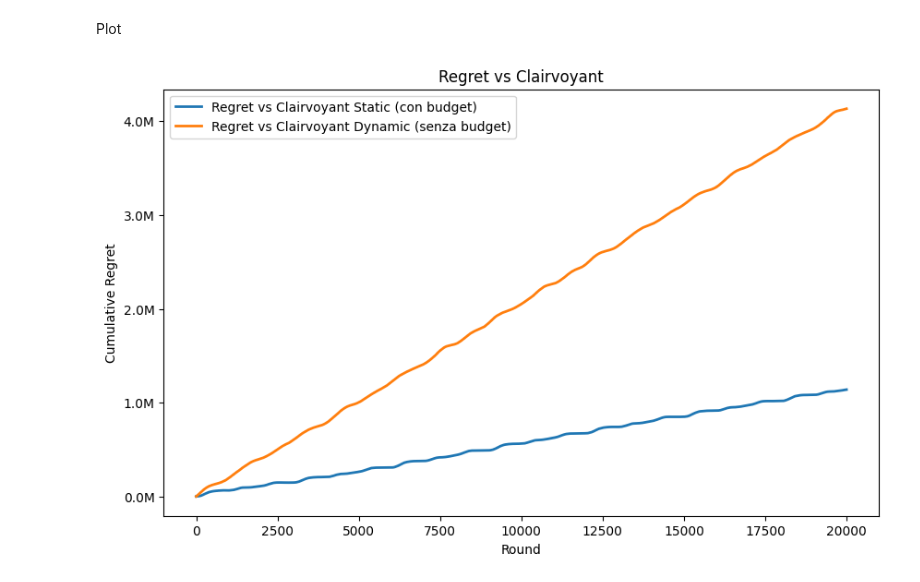
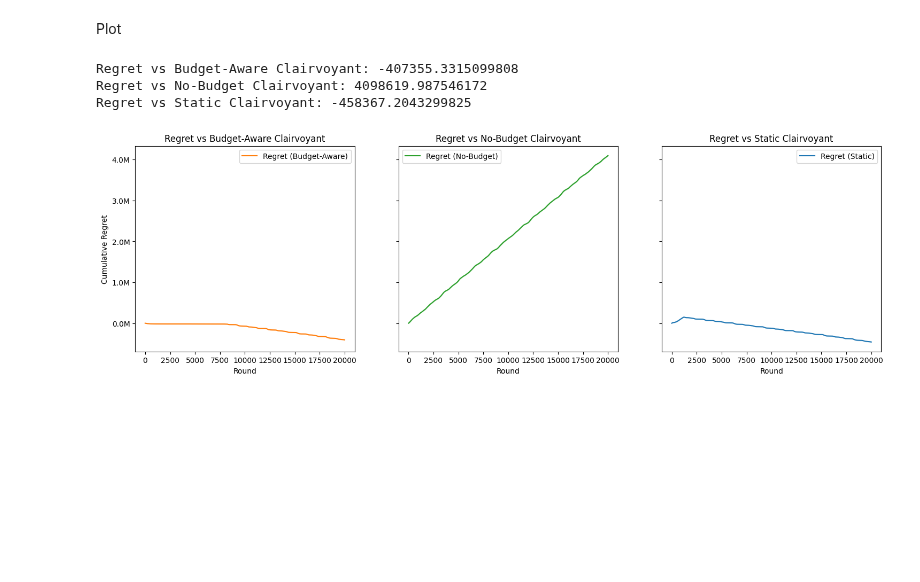
Before and after one commit to peetceenatoo/online-learning, a Jupyter notebook: R4.ipynb, the cells around one changed output. Cells and saved outputs as stored; diff of their text form; code cells hidden in the pictures; blank space fills up the shorter version.

```diff
--- a/R4.ipynb
+++ b/R4.ipynb
@@ -23,9 +23,9 @@ class Environment:
 With sinusoidally-varying "true value".
 # %%
 class PricingEnvironmentMultiProductSinusoidalMean:
-    def __init__(self, cost_vector, initial_mean_valuations, std_valuations, buyers_per_round, total_rounds, amplitudes, periods):
+    def __init__(self, costs, initial_mean_valuations, std_valuations, buyers_per_round, total_rounds, amplitudes, periods):
         # Initialize the environment
-        self.cost_vector = np.array(cost_vector)
+        self.costs = np.array(costs)
         self.initial_mean_valuations = np.array(initial_mean_valuations)
         self.std_valuations = np.array(std_valuations)
         self.buyers_per_round = buyers_per_round
@@ -45,7 +45,7 @@ class PricingEnvironmentMultiProductSinusoidalMean:
         num_sales = np.random.binomial(n=self.buyers_per_round, p=prob_buy)
 
         # Compute the reward and go on
-        reward = ( np.array(p_t_vector) - self.cost_vector ) * num_sales
+        reward = ( p_t_vector - self.costs ) * num_sales
         self.current_round += 1
         return num_sales, reward
 # %% [markdown]
@@ -59,17 +59,23 @@ n_trials = 3                # Independent trials
 
 # --- Pricing Grid and Product Info ---
 
-cost_vector = np.array([2.0, 2.5, 3.0])             # Costs per product
+costs = np.array([2.0, 2.5, 3.0])             # Costs per product
 initial_values = np.array([5.0, 6.0, 5.5])          # Initial mean valuations
 std_valuations = np.array([1.0, 1.2, 0.8])          # Std for each product
 
 min_p = 0.0
 max_p = int(np.max(initial_values) * 2)
 
-K = 10
-P = np.linspace(min_p, max_p, K)                    # Shared price grid for all products
+K = 4
 
-assert np.all(cost_vector < initial_values), "Each cost must be less than its initial valuation"
+price_grids = []
+for i in range(N):
+    p_min = 0.5 * costs[i]
+    p_max = initial_values[i] * 1.5
+    custom_prices = np.linspace(p_min, p_max, 4)
+    price_grids.append(custom_prices)
+
+assert np.all(costs < initial_values), "Each cost must be less than its initial valuation"
 
 # --- Market and Inventory Parameters ---
 
@@ -422,16 +437,40 @@ print(f">>> Mean Final Reward for Dynamic Clairvoyant: {mean_clairvoyant_dynamic
 # %% [markdown]
 Plot
 # %%
-plt.figure(figsize=(10,6))
-mean_regret_static = mean_clairvoyant_static - mean_cum_util
-mean_regret_dynamic = mean_clairvoyant_dynamic - mean_cum_util
+regret1 = clairvoyant1_cum_rewards - mean_cum_util
+regret2 = clairvoyant2_cum_rewards - mean_cum_util
+regret3 = clairvoyant3_cum_rewards - mean_cum_util
 
-plt.plot(mean_regret_static, label='Regret vs Clairvoyant Static (con budget)', linewidth=2)
-plt.plot(mean_regret_dynamic, label='Regret vs Clairvoyant Dynamic (senza budget)', linewidth=2)
-plt.xlabel('Round')
-plt.ylabel('Cumulative Regret')
-plt.title('Regret vs Clairvoyant')
-plt.gca().yaxis.set_major_formatter(matplotlib.ticker.FuncFormatter(millions_formatter))
-_ = plt.legend()
+print("Regret vs Budget-Aware Clairvoyant:", regret1[-1])
+print("Regret vs No-Budget Clairvoyant:", regret2[-1])
+print("Regret vs Static Clairvoyant:", regret3[-1])
+
+fig, axs = plt.subplots(1, 3, figsize=(18, 5), sharey=True)
+
+# Budget-Aware
+axs[0].plot(regret1, color="tab:orange", label="Regret (Budget-Aware)")
+axs[0].fill_between(np.arange(T), regret1 - std_cum_util, regret1 + std_cum_util, alpha=0.2, color="tab:orange")
+axs[0].set_title("Regret vs Budget-Aware Clairvoyant")
+axs[0].set_xlabel("Round")
+axs[0].set_ylabel("Cumulative Regret")
+axs[0].yaxis.set_major_formatter(matplotlib.ticker.FuncFormatter(millions_formatter))
+axs[0].legend()
+
+# No-Budget
+axs[1].plot(regret2, color="tab:green", label="Regret (No-Budget)")
+axs[1].fill_between(np.arange(T), regret2 - std_cum_util, regret2 + std_cum_util, alpha=0.2, color="tab:green")
+axs[1].set_title("Regret vs No-Budget Clairvoyant")
+axs[1].set_xlabel("Round")
+axs[1].legend()
+
+# Static
+axs[2].plot(regret3, color="tab:blue", label="Regret (Static)")
+axs[2].fill_between(np.arange(T), regret3 - std_cum_util, regret3 + std_cum_util, alpha=0.2, color="tab:blue")
+axs[2].set_title("Regret vs Static Clairvoyant")
+axs[2].set_xlabel("Round")
+_ = axs[2].legend()
 # %% [output]
+Regret vs Budget-Aware Clairvoyant: -407355.3315099808
+Regret vs No-Budget Clairvoyant: 4098619.987546172
+Regret vs Static Clairvoyant: -458367.2043299825
-[figure, old version]
+[figure, new version]
```
Also changed, not shown: parts of 19 cells of this notebook, 1 other file.
